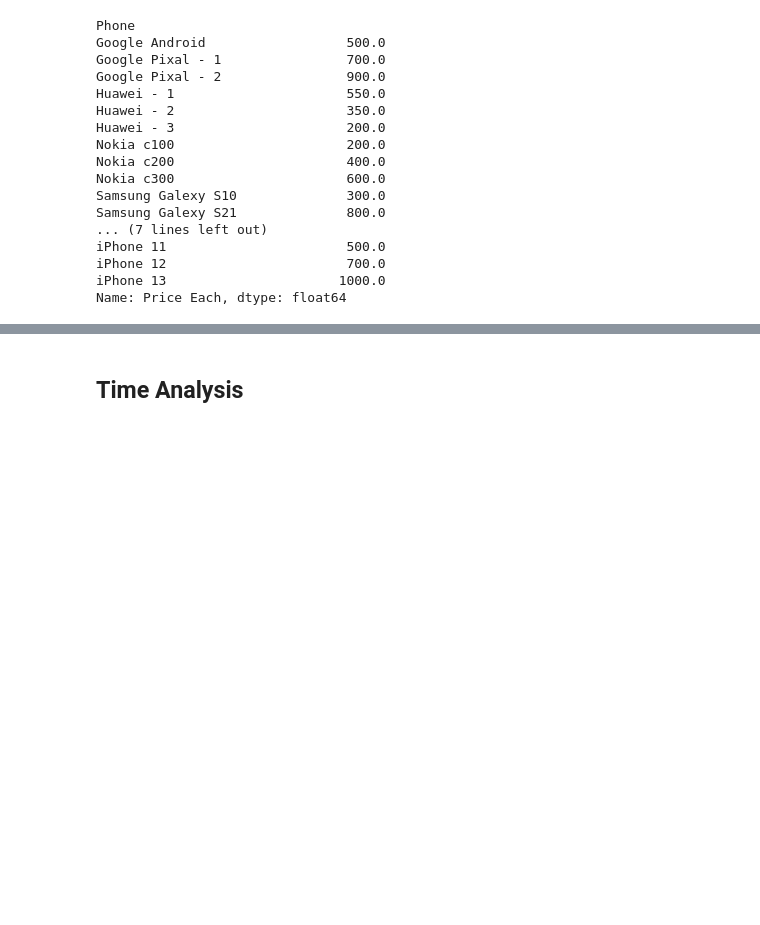
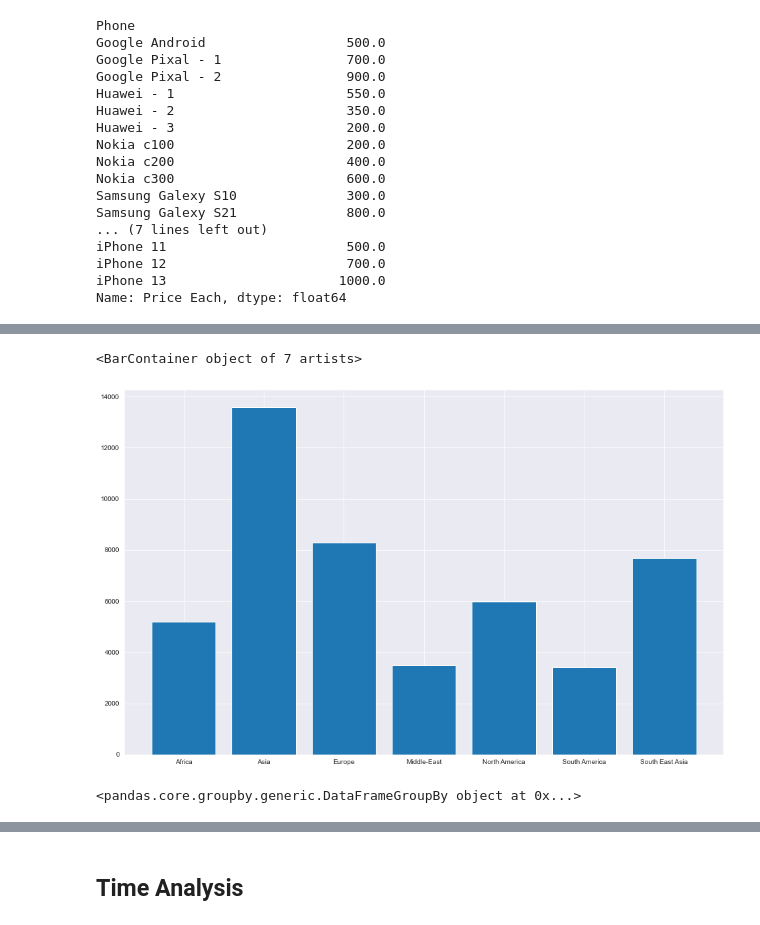
Before and after one commit to Lynch08/ProgDA_Project, a Jupyter notebook: Sales-Copy3.ipynb, the cells around one changed output, grey strips where cells are left out. Cells and saved outputs as stored; diff of their text form; code cells hidden in the pictures; blank space fills up the shorter version.

```diff
--- a/Sales-Copy3.ipynb
+++ b/Sales-Copy3.ipynb
@@ -561,0 +622,33 @@ plt.show()
+# %%
+annual_df.loc[(annual_df['Purchase Country_City'] == 'Provider_8,Mexico City, Mexico') |
+              (annual_df['Purchase Country_City'] == 'Provider_3,Boston, United States'), 'Region'] = 'North America'
+
+annual_df.loc[(annual_df['Purchase Country_City'] == 'Provider_1,Beijing, China') |
+              (annual_df['Purchase Country_City'] == 'Provider_2,Delhi, India') |
+              (annual_df['Purchase Country_City'] == 'Provider_13,Dhaka, Bangladesh') |
+              (annual_df['Purchase Country_City'] == 'Provider_7,Yokohama, Japan') |
+              (annual_df['Purchase Country_City'] == 'Provider_18,Bangkok, Thailand'),'Region'] = 'Asia'
+
+
+
+annual_df.loc[(annual_df['Purchase Country_City'] == 'Provider_10,Manila, Philippines') |
+              (annual_df['Purchase Country_City'] == 'Provider_12,Hanoi, Vietnam') |
+              (annual_df['Purchase Country_City'] == 'Provider_4,Jakarta, Indonesia'),'Region'] = 'South East Asia'
+
+annual_df.loc[(annual_df['Purchase Country_City'] == 'Provider_9,Lagos, Nigeria') |
+              (annual_df['Purchase Country_City'] == 'Provider_20,Durban, South Africa') |
+              (annual_df['Purchase Country_City'] == 'Provider_16,Giza, Egypt'),'Region'] = 'Africa'
+
+annual_df.loc[(annual_df['Purchase Country_City'] == 'Provider_15,Isfahan, Iran') |
+              (annual_df['Purchase Country_City'] == 'Provider_17,Islamabad, Pakistan'),'Region'] = 'Middle-East'
+
+annual_df.loc[(annual_df['Purchase Country_City'] == 'Provider_6,Moscow, Russia') |
+              (annual_df['Purchase Country_City'] == 'Provider_11,Munich, Germany')|
+              (annual_df['Purchase Country_City'] == 'Provider_19,Milan, Italy')|
+              (annual_df['Purchase Country_City'] == 'Provider_14,Ankara, Turkey'),'Region'] = 'Europe'
+
+annual_df.loc[annual_df['Purchase Country_City'] == 'Provider_5,Sao Paulo, Brazil','Region'] = 'South America'
+# %%
+reg = annual_df.groupby('Region', as_index = False).sum()
+reg.set_index('Region', inplace = False)
+reg.head()
@@ -561,0 +662,9 @@ plt.show()
+# %%
+areas = [area for area, df in reg.groupby('Region')]
+# %%
+plt.figure(figsize = (16, 10))
+plt.ticklabel_format(style='plain')
+plt.bar(areas, reg['Quatity Ordered'])
+# %% [output]
+<BarContainer object of 7 artists>
+[figure, added]
@@ -561,0 +674,4 @@ plt.show()
+# %%
+reg
+# %% [output]
+<pandas.core.groupby.generic.DataFrameGroupBy object at 0x...>
```
Also changed, not shown: parts of 35 cells of this notebook, 16 other files.
